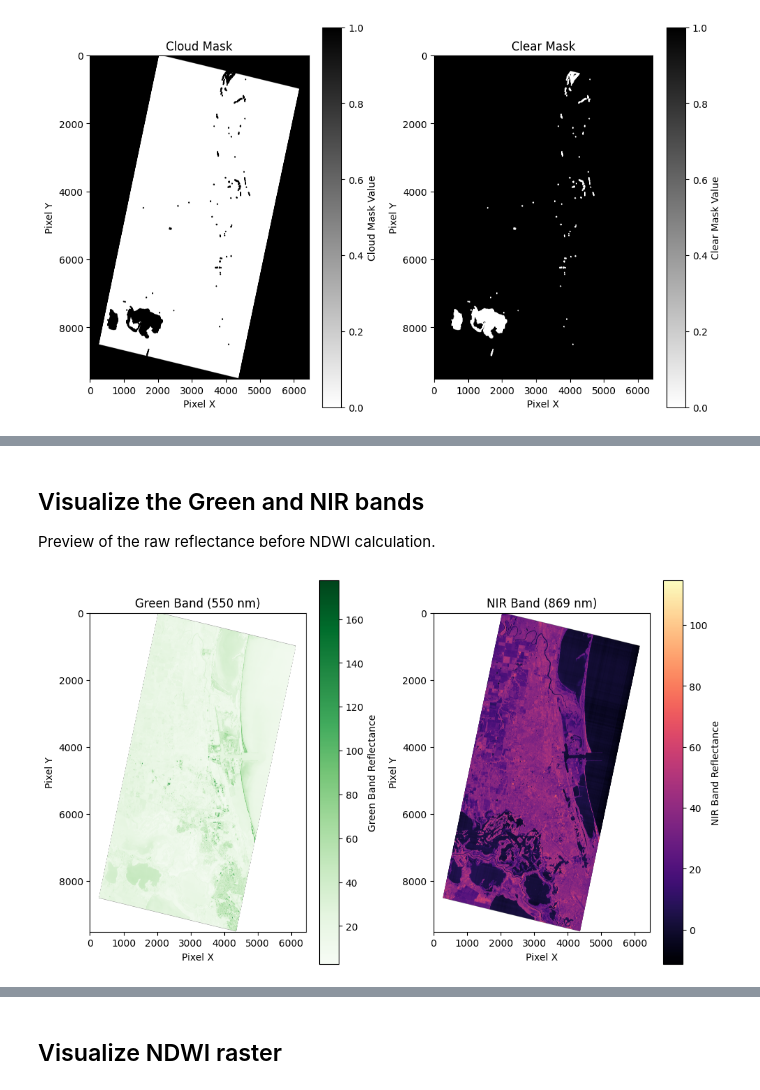
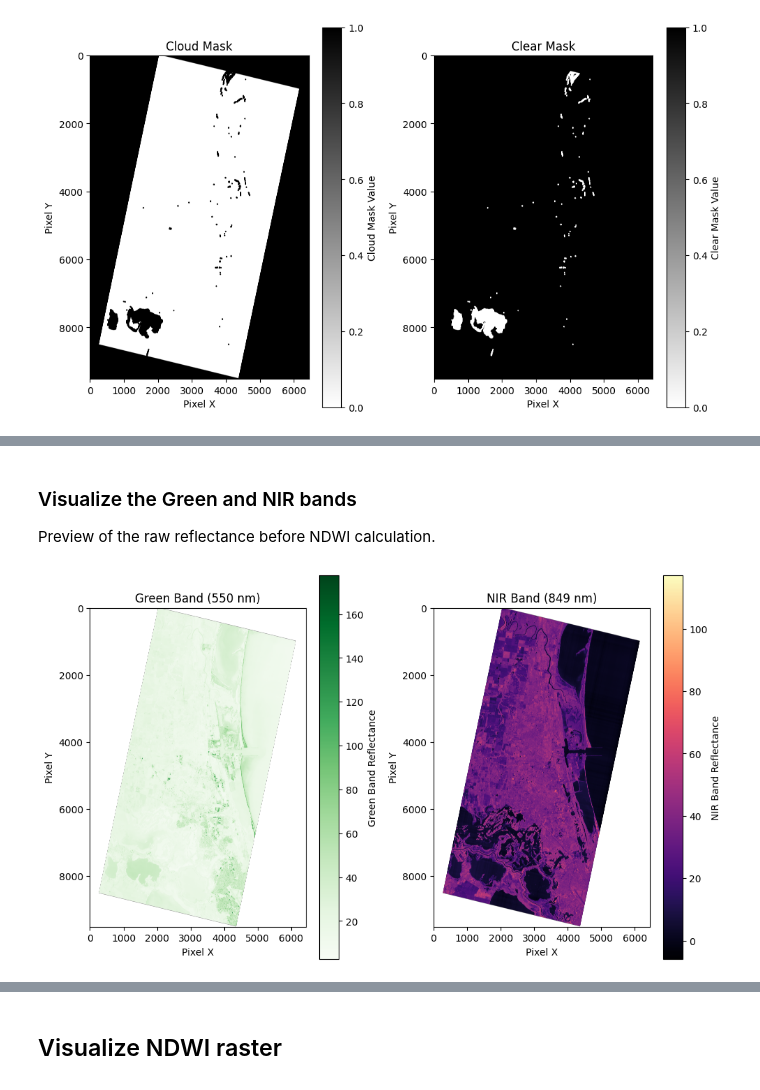
Before and after one commit to guidorice/hab-detection-wyvern-hsi, a Jupyter notebook: notebooks/eda-hab-detection-wyvern-hsi.ipynb, the cells around one changed output, grey strips where cells are left out. Cells and saved outputs as stored; diff of their text form; code cells hidden in the pictures.

```diff
--- a/notebooks/eda-hab-detection-wyvern-hsi.ipynb
+++ b/notebooks/eda-hab-detection-wyvern-hsi.ipynb
@@ -75,7 +255,24 @@ with rio.open(tampico_mx) as src:
 # %%
-green_r550[green_r550 == green_r550_nodata] = np.nan
-nir_r869[nir_r869 == nir_r869_nodata] = np.nan
+blue_r464[blue_r464 == nodata_val] = np.nan
+blue_r464_valid_mask = ~np.isnan(blue_r464)
+
+green_r550[green_r550 == nodata_val] = np.nan
 green_r550_valid_mask = ~np.isnan(green_r550)
+
+red_r650[red_r650 == nodata_val] = np.nan
+red_r650_valid_mask = ~np.isnan(red_r650)
+
+red_r669[red_r669 == nodata_val] = np.nan
+red_r669_valid_mask = ~np.isnan(red_r669)
+
+red_edge_r700[red_edge_r700 == nodata_val] = np.nan
+red_edge_r700_valid_mask = ~np.isnan(red_edge_r700)
+
+nir_r712[nir_r712 == nodata_val] = np.nan
+nir_r712_valid_mask = ~np.isnan(nir_r712)
+
+nir_r849[nir_r849 == nodata_val] = np.nan
+nir_r849_valid_mask = ~np.isnan(nir_r849)
+
+nir_r869[nir_r869 == nodata_val] = np.nan
 nir_r869_valid_mask = ~np.isnan(nir_r869)
-
-# TODO: red and red_edge
@@ -119,25 +322,25 @@ Do not use the clear/cloud mask layers for this workflow. They don't seem accura
 # %% [markdown]
-## Visualize the Green and NIR bands
+### Visualize the Green and NIR bands
 
 Preview of the raw reflectance before NDWI calculation.
 # %%
 plt.figure(figsize=(10, 6))
 
 plt.subplot(1, 2, 1)
-plt.imshow(green_r550, cmap='Greens')
-plt.colorbar(label='Green Band Reflectance')
-plt.title('Green Band (550 nm)')
-plt.xlabel('Pixel X')
-plt.ylabel('Pixel Y')
+plt.imshow(green_r550, cmap="Greens")
+plt.colorbar(label="Green Band Reflectance")
+plt.title("Green Band (550 nm)")
+plt.xlabel("Pixel X")
+plt.ylabel("Pixel Y")
 
 plt.subplot(1, 2, 2)
-plt.imshow(nir_r869, cmap='magma')
-plt.colorbar(label='NIR Band Reflectance')
-plt.title('NIR Band (869 nm)')
-plt.xlabel('Pixel X')
-plt.ylabel('Pixel Y')
+plt.imshow(nir_r849, cmap="magma")
+plt.colorbar(label="NIR Band Reflectance")
+plt.title("NIR Band (849 nm)")
+plt.xlabel("Pixel X")
+plt.ylabel("Pixel Y")
 
 plt.tight_layout()
 plt.show()
 # %% [output]
-[figure, old version]
+[figure, new version]
```
Also changed, not shown: parts of 48 cells of this notebook, 1 other file.
